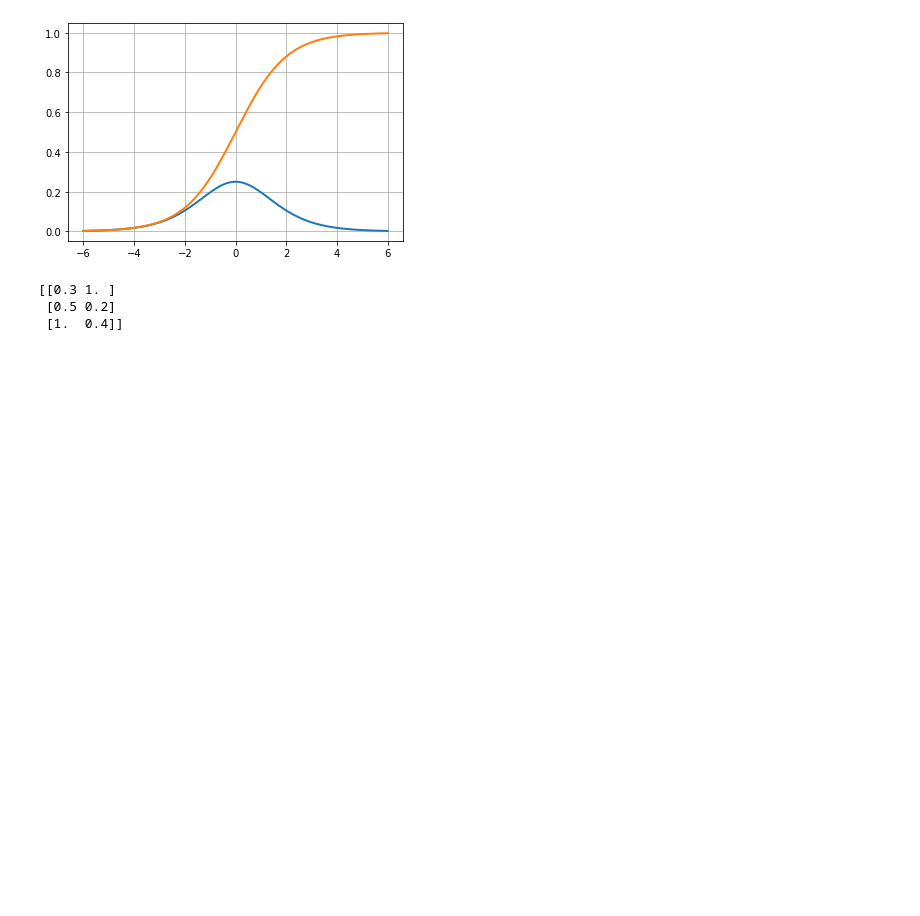
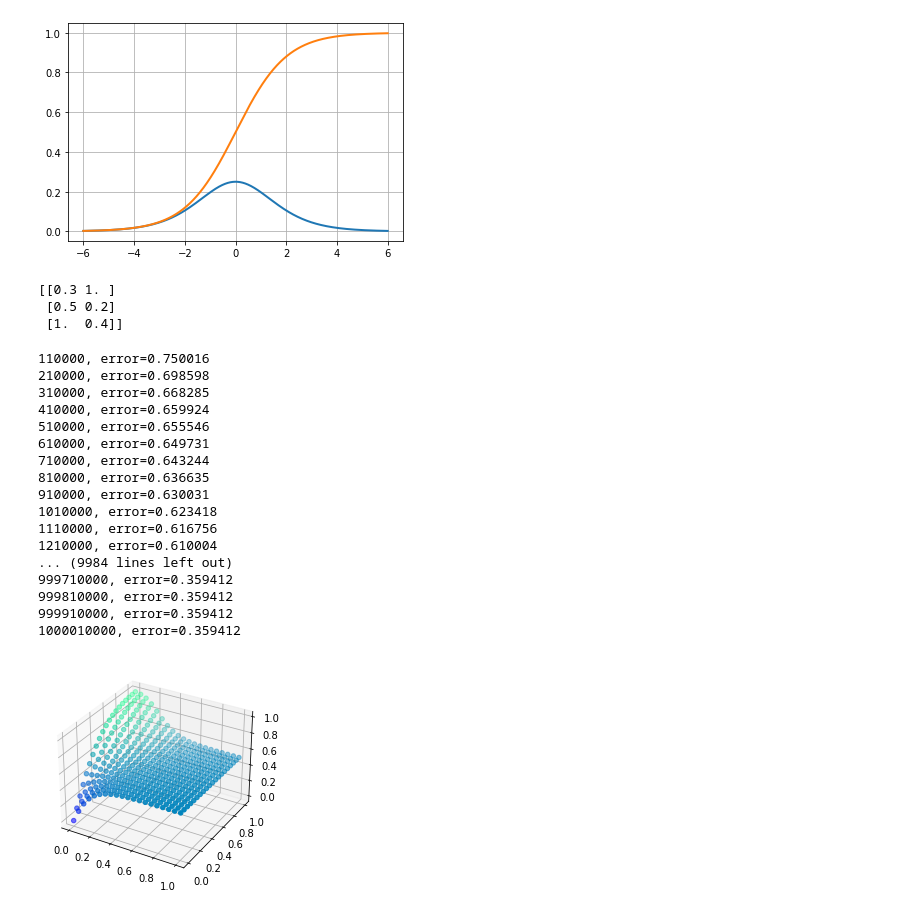
Before and after one commit to DhruvK0/Machine-Learning, a Jupyter notebook: ANN/Artificial Neural Network.ipynb, the cells around one changed output. Drawn from its saved outputs; the diff is of its cells as text; code cells hidden in the pictures; blank space fills up the shorter version.

```diff
--- a/ANN/Artificial Neural Network.ipynb
+++ b/ANN/Artificial Neural Network.ipynb
@@ -95,0 +153,71 @@ print(X)
+# %%
+import matplotlib.pyplot as plt
+from mpl_toolkits.mplot3d import Axes3D
+
+#Create Neural Network for XOR Problem
+X = np.reshape([[0, 0], [0, 1], [1, 0], [1, 1]], (4, 2, 1))
+Y = np.reshape([[0], [1], [1], [0]], (4, 1, 1))
+
+network = [
+    Dense(2, 3),
+    Tanh(),
+    Dense(3,1),
+    Tanh()
+]
+
+
+epochs = 10000
+learning_rate = 0.1
+
+def predict(network, input):
+    output = input
+    for layer in network:
+        output = layer.forward(output)
+    return output
+
+for e in range (epochs):
+    error = 0
+    for x, y in zip(X, Y):
+        output = predict(network, x)
+
+        error += MSE(y,output)
+
+        grad = MSE_Prime(y, output)
+        for layer in reversed(network):
+            grad = layer.backward(grad, learning_rate)
+
+    error /= len(x)
+    print('%d%d, error=%f' % (e + 1, epochs, error))
+
+
+points = []
+for x in np.linspace(0, 1, 20):
+    for y in np.linspace(0, 1, 20):
+        z = predict(network, [[x], [y]])
+        points.append([x, y, z[0,0]])
+
+points = np.array(points)
+
+fig = plt.figure()
+ax = fig.add_subplot(111, projection="3d")
+ax.scatter(points[:, 0], points[:, 1], points[:, 2], c=points[:, 2], cmap="winter")
+plt.show()
+# %% [output]
+110000, error=0.750016
+210000, error=0.698598
+310000, error=0.668285
+410000, error=0.659924
+510000, error=0.655546
+610000, error=0.649731
+710000, error=0.643244
+810000, error=0.636635
+910000, error=0.630031
+1010000, error=0.623418
+1110000, error=0.616756
+1210000, error=0.610004
+... (9984 lines left out)
+999710000, error=0.359412
+999810000, error=0.359412
+999910000, error=0.359412
+1000010000, error=0.359412
+[figure, added]
```
Also changed, not shown: parts of 4 cells of this notebook.
